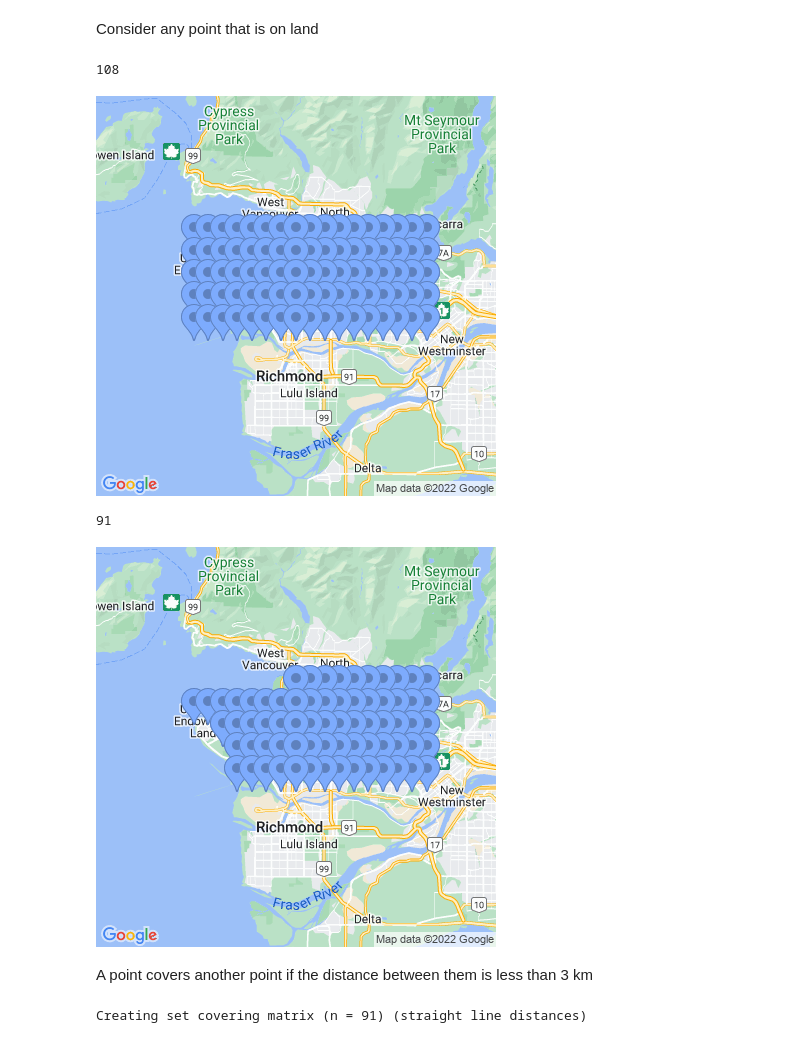
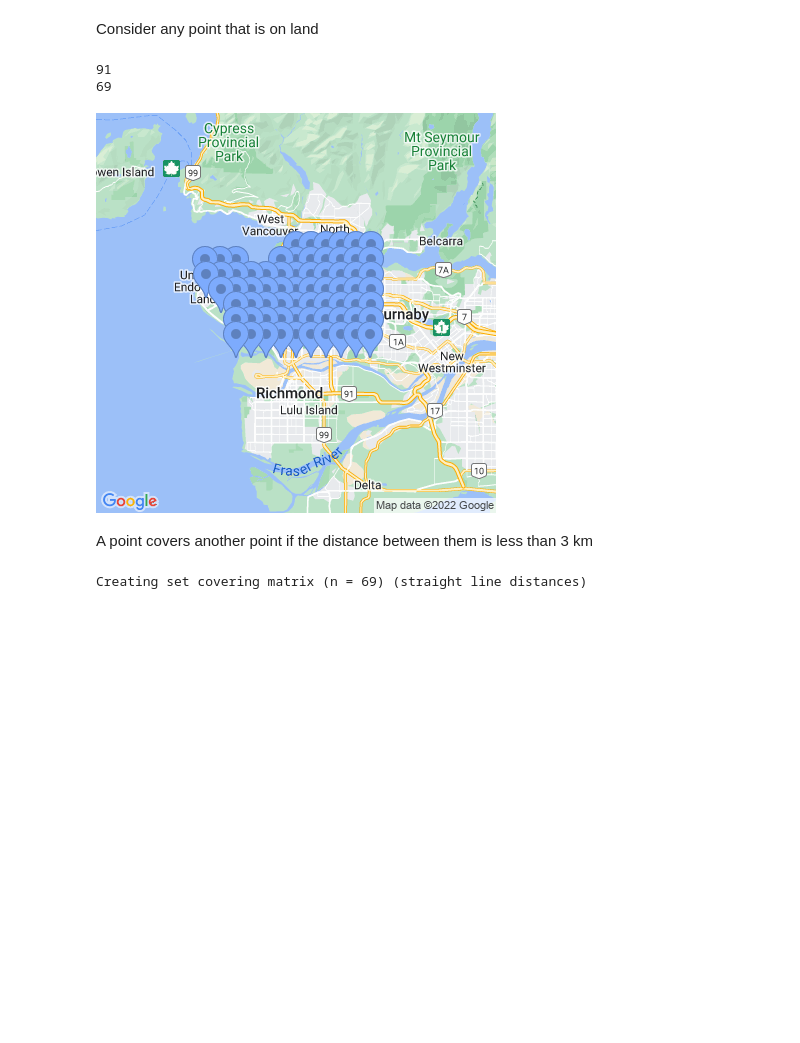
Before and after one commit to rctcwyvrn/math441-project, a Jupyter notebook: straight_line_model.ipynb, the cells around one changed output. Saved outputs shown, nothing was run; the diff lists cells and outputs as text; code cells hidden in the pictures; blank space fills up the shorter version.

```diff
--- a/straight_line_model.ipynb
+++ b/straight_line_model.ipynb
@@ -15,19 +15,18 @@ Consider any point that is on land
 # %%
 test_problem_center = (49.249828, -123.125774)
 test_problem_top_left = (49.295863, -123.270310)
-# test_problem_bottom_right = (49.196127, -123.021401)
-test_problem_bottom_right = (49.119850, -122.799905)
-test_problem_points = utils.equidistant_points(test_problem_center, test_problem_top_left, test_problem_bottom_right, height=6, width=20, unit=0.02)
+test_problem_bottom_right = (49.196127, -123.021401)
+# test_problem_bottom_right = (49.119850, -122.799905)
+test_problem_points = utils.equidistant_points(test_problem_center, test_problem_top_left, test_problem_bottom_right, height=20, width=20, unit=1.5)
 print(len(test_problem_points))
-display(utils.get_map(test_problem_center, markers=[("blue", test_problem_points)], zoom=10))
+# display(utils.get_map(test_problem_center, markers=[("blue", test_problem_points)], zoom=10))
 test_problem_points = list(filter(lambda p: globe.is_land(p[0], p[1]), test_problem_points))
 print(len(test_problem_points))
 display(utils.get_map(test_problem_center, markers=[("blue", test_problem_points)], zoom=10))
 # %% [output]
-108
+91
+69
-[figure, old version]
+[figure, new version]
-91
-[figure, removed]
 # %% [markdown]
 A point covers another point if the distance between them is less than 3 km
 # %%
@@ -45,10 +42,11 @@ def make_set_covering_problem_straight_line(positions):
                 covered.append(0)
         covering_matrix = np.hstack((covering_matrix, covered))
     return covering_matrix.reshape(len(positions), len(positions))
-# %%
-solution = utils.linprog_solver(test_problem_points, make_set_covering_problem_straight_line(test_problem_points))
-# %% [output]
-Creating set covering matrix (n = 91) (straight line distances)
+# %%
+matrix = make_set_covering_problem_straight_line(test_problem_points)
+solution = utils.linprog_solver(test_problem_points, matrix)
+# %% [output]
+Creating set covering matrix (n = 69) (straight line distances)
 # %%
 print(f"Locations used: {len(solution)}")
 # %% [output]
```
Also changed, not shown: parts of 5 cells of this notebook, 5 other files.
